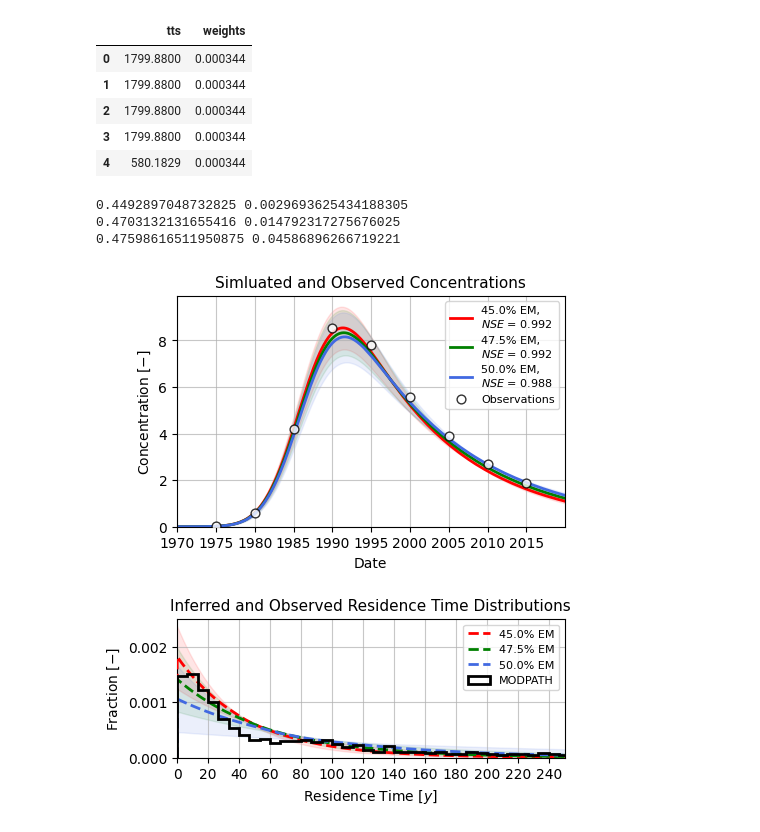
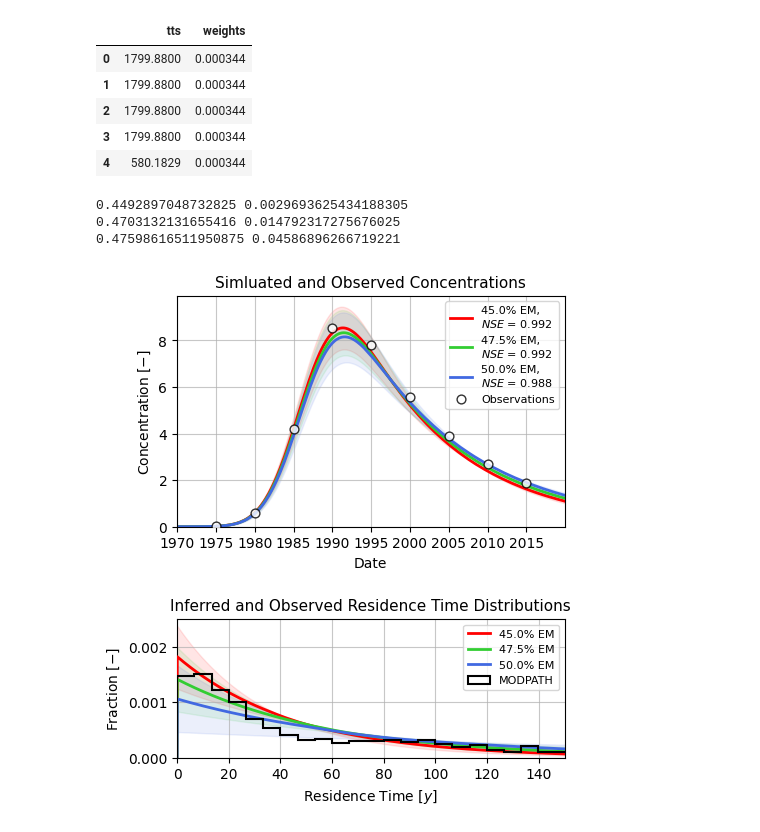
Before and after one commit to iGW-TU-Dresden/PyTracerLab, a Jupyter notebook: docs/examples/example_11.ipynb, the cells around one changed output. Cells and saved outputs as stored; diff of their text form; code cells hidden in the pictures.

```diff
--- a/docs/examples/example_11.ipynb
+++ b/docs/examples/example_11.ipynb
@@ -215,7 +215,7 @@ fig, ax = plt.subplots(nrows=2, ncols=1, figsize=(5, 6),
 start = 0
 end = 900
 
-colors = ["red", "green", "royalblue", "darkorange", "black"]
+colors = ["red", "limegreen", "royalblue", "darkorange", "black"]
 
 for i in range(len(results)):
     # plot ssimulations
@@ -260,7 +260,7 @@ for i in range(len(results)):
         alpha=1.,
         c=colors[i],
         lw=2.,
-        ls="--",
+        ls="-",
         zorder=10,
         label=fr"{mixing_ratios[i] * 100:.1f}% EM"
     )
@@ -289,33 +289,33 @@ ax[0].set_title("Simluated and Observed Concentrations", fontsize=11)
 
 _ = ax[1].hist(
     tts_mf["tts"] / 30.,
     weights=tts_mf["weights"],
     bins=100,
     color="k",
     alpha=1.,
     zorder=1000,
     density=True,
     histtype="step",
-    lw=2., ls="-",
+    lw=1.5, ls="-",
     label="MODPATH"
 )
 
 # the xticks of the age distribution plot are in months
 # we want them in years
-xmax = 12 * 250 # 250 years
+xmax = 12 * 150 # 250 years
 step_years = 20
 ax[1].legend(fontsize=8)
 ax[1].set_xticks(np.arange(0, xmax, 12 * step_years))
 ax[1].set_xticklabels(np.arange(0, xmax / 12, step_years, int))
 ax[1].set_xlim(0, xmax)
 ax[1].grid(alpha=0.7)
 ax[1].set_xlabel(r"Residence Time $ [y] $")
 ax[1].set_ylabel(r"Fraction $ [-] $")
 ax[1].set_title("Inferred and Observed Residence Time Distributions", fontsize=11)
 
 plt.savefig("modflow_PyTracerLab.png", dpi=600, bbox_inches="tight")
 # %% [output]
 0.4492897048732825 0.0029693625434188305
 0.4703132131655416 0.014792317275676025
 0.47598616511950875 0.04586896266719221
-[figure, old version]
+[figure, new version]
```
Also changed, not shown: 4 other files.
